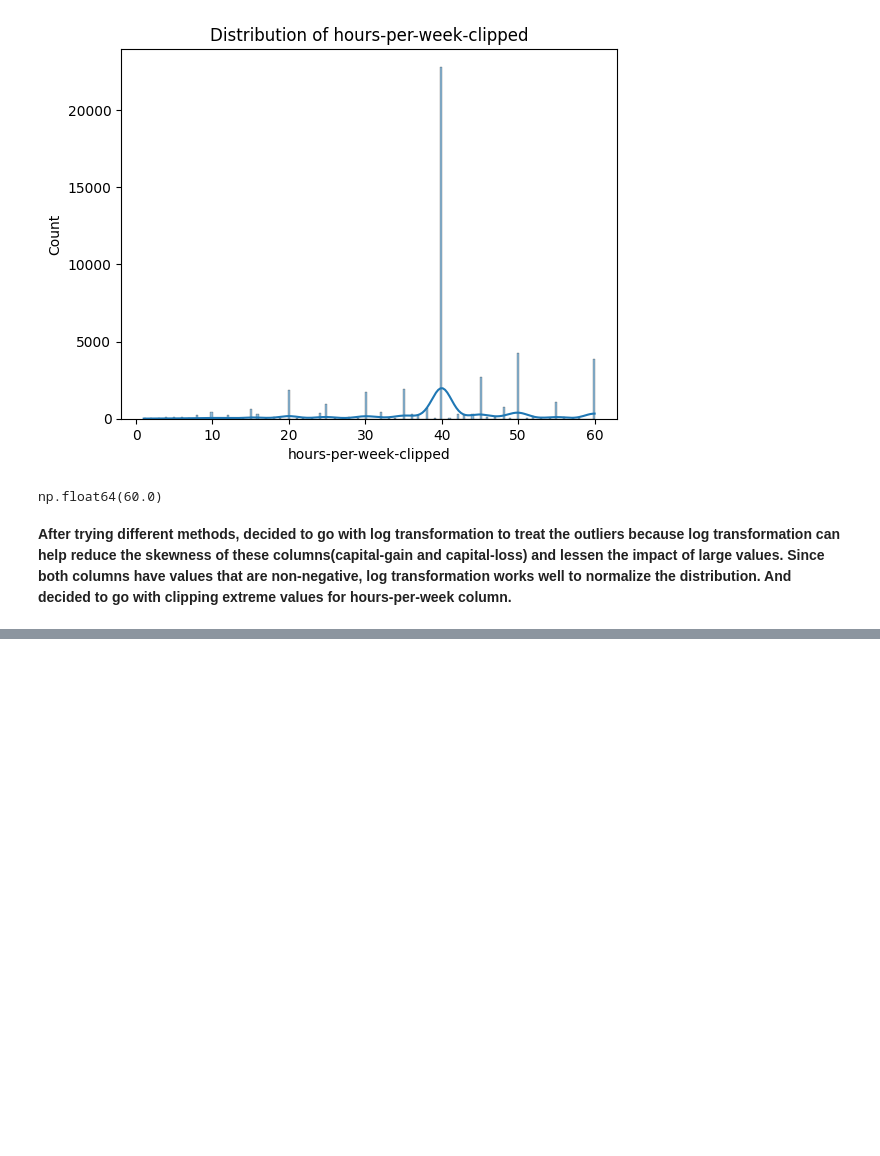
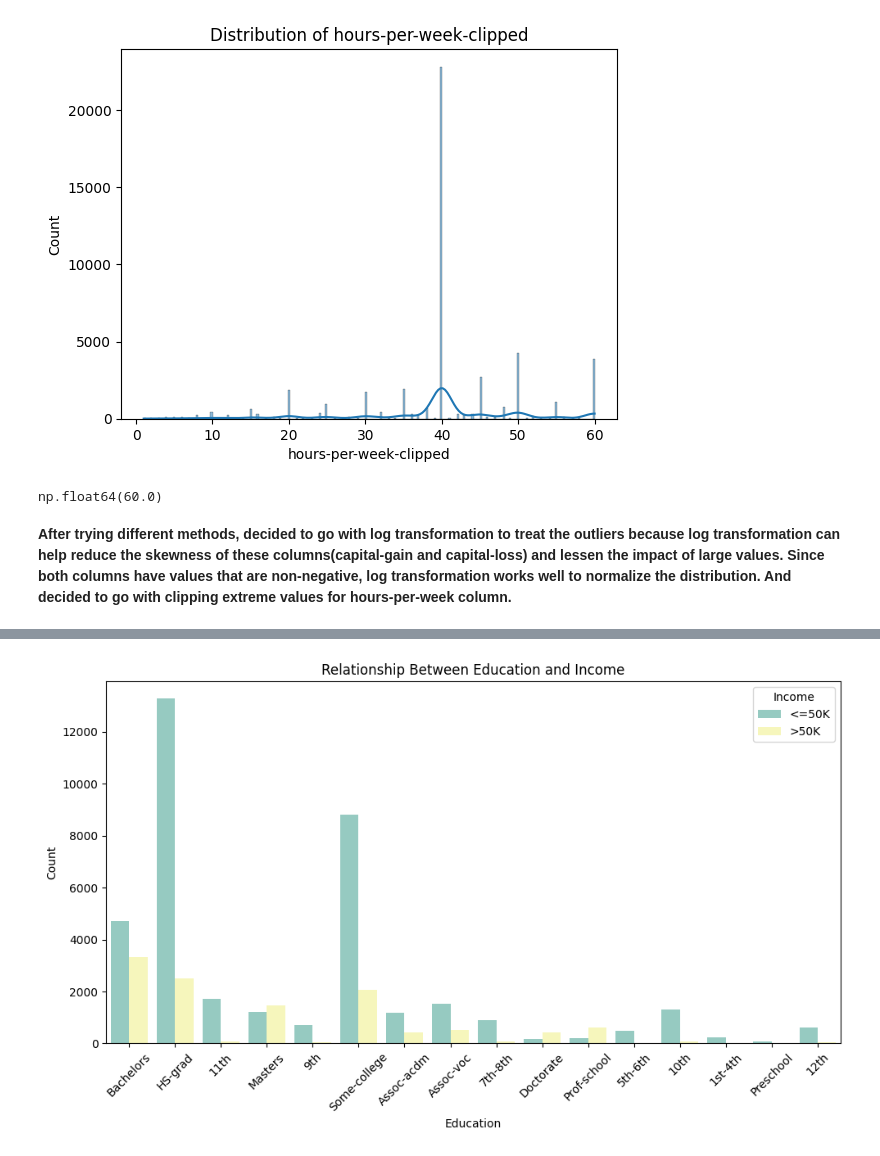
Before and after one commit to kmkri/ML_Assignments, a Jupyter notebook: ML_Assignments_Team2.ipynb, the cells around one changed output, grey strips where cells are left out. Cells and saved outputs as stored; diff of their text form; code cells hidden in the pictures; blank space fills up the shorter version.

```diff
--- a/ML_Assignments_Team2.ipynb
+++ b/ML_Assignments_Team2.ipynb
@@ -1142,0 +1161,16 @@ plt.show()
+# %%
+#education Vs income
+plt.figure(figsize=(10, 6))
+sns.countplot(x='education', hue='income', data=adult_df_cleaned, palette='Set3')
+
+# add labels and title
+plt.title('Relationship Between Education and Income')
+plt.xlabel('Education')
+plt.ylabel('Count')
+plt.xticks(rotation=45)
+
+plt.legend(title='Income')
+plt.tight_layout()
+plt.show()
+# %% [output]
+[figure, added]
```
Also changed, not shown: parts of 64 cells of this notebook.
